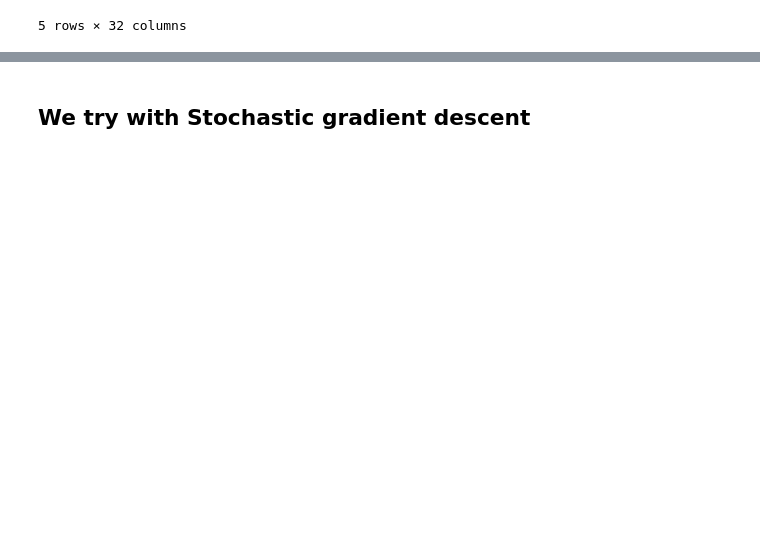
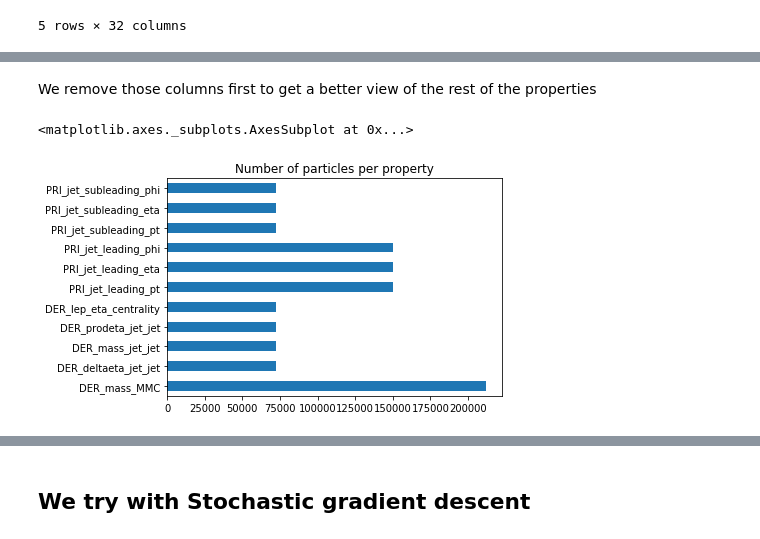
Before and after one commit to zghonda/EPFL-Machine-Learning-Higgs-2019, a Jupyter notebook: scripts/project1.ipynb, the cells around one changed output, grey strips where cells are left out. Saved outputs shown, nothing was run; the diff lists cells and outputs as text; code cells hidden in the pictures; blank space fills up the shorter version.

```diff
--- a/scripts/project1.ipynb
+++ b/scripts/project1.ipynb
@@ -49,0 +92,4 @@ df.describe()
+# %%
+props_in_all_particles = (df.count() == len(df))
+props_in_common = props_in_all_particles[props_in_all_particles == True].index.drop(['Id','Prediction'])
+props_in_common
@@ -49,0 +104,9 @@ df.describe()
+# %% [markdown]
+We remove those columns first to get a better view of the rest of the properties
+# %%
+# reducing the dataset a to subset of properties that are not shared by all the particles
+df_reduced = df.drop(columns = props_in_common)
+df_reduced.count().drop(['Id','Prediction']).plot(kind = 'barh',figsize = (6,4), title='Number of particles per property')
+# %% [output]
+<matplotlib.axes._subplots.AxesSubplot at 0x...>
+[figure, added]
```
Also changed, not shown: parts of 35 cells of this notebook, 2 other files.
